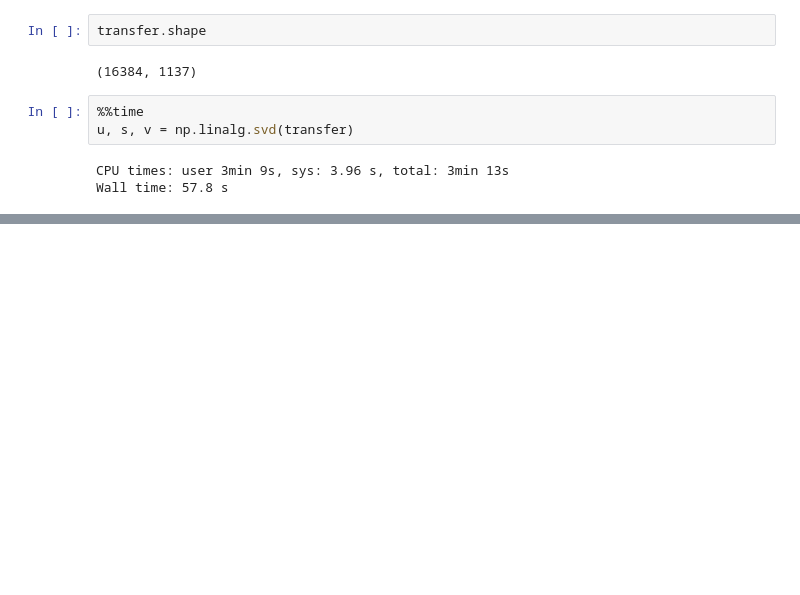
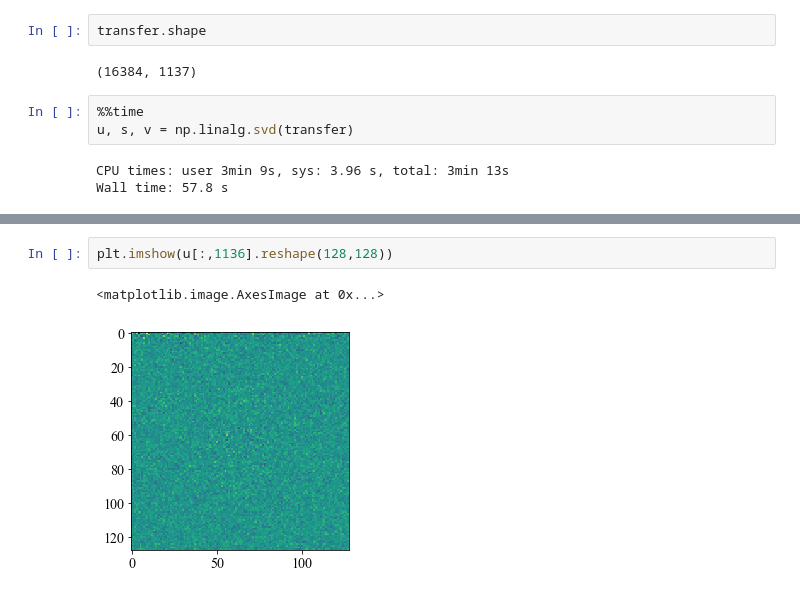
Before and after one commit to benjaminpope/anoroc, a Jupyter notebook: notebooks/toy_model.ipynb, the cells around one changed output, grey strips where cells are left out. Cells and saved outputs as stored; diff of their text form; blank space fills up the shorter version.

```diff
--- a/notebooks/toy_model.ipynb
+++ b/notebooks/toy_model.ipynb
@@ -314,0 +358,5 @@ plt.plot(s)
+# %%
+plt.imshow(u[:,1136].reshape(128,128))
+# %% [output]
+<matplotlib.image.AxesImage at 0x...>
+[figure, added]
```
Also changed, not shown: parts of 7 cells of this notebook.
